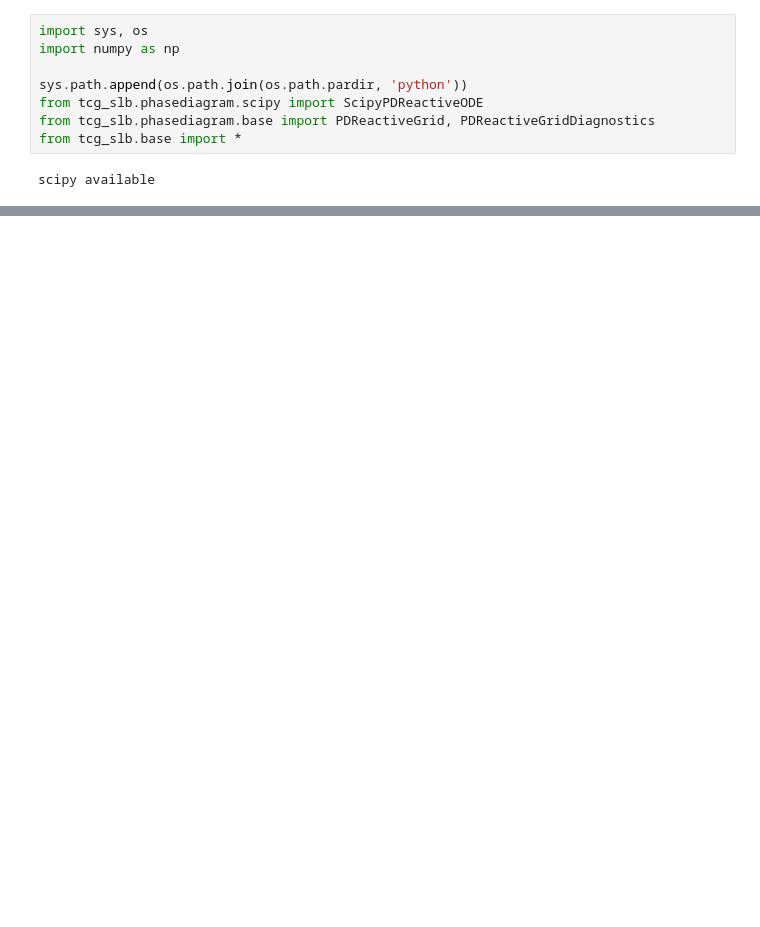
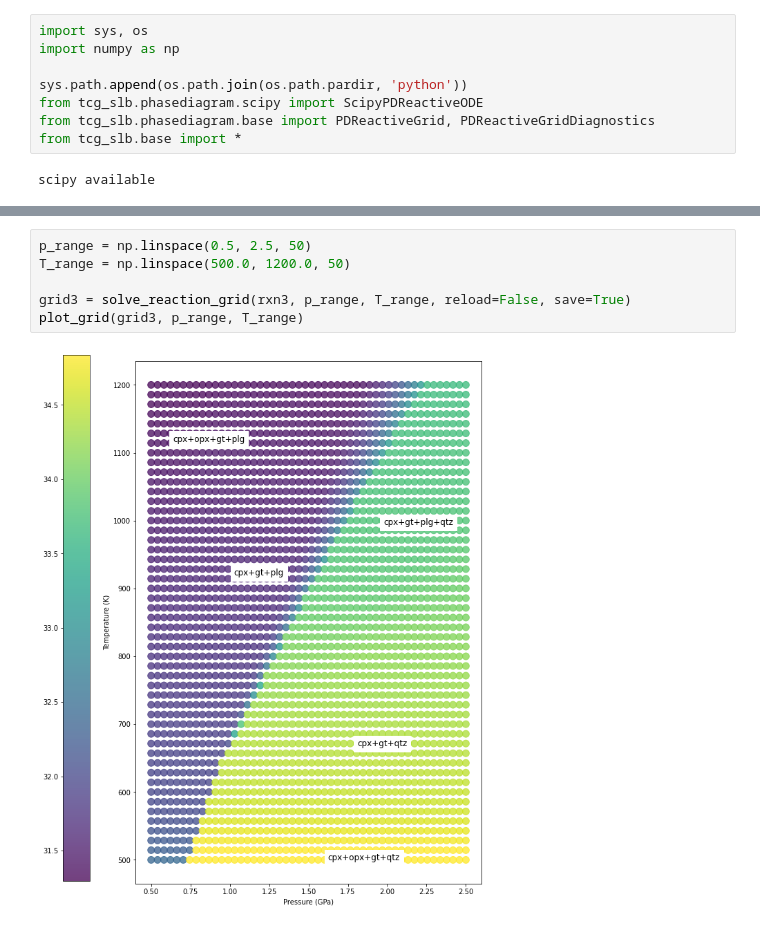
Before and after one commit to mitchellmcm27/tcg-ec, a Jupyter notebook: systems/ec/notebooks/ec_reactions.ipynb, the cells around one changed output, grey strips where cells are left out. Saved outputs shown, nothing was run; the diff lists cells and outputs as text; blank space fills up the shorter version.

```diff
--- a/systems/ec/notebooks/ec_reactions.ipynb
+++ b/systems/ec/notebooks/ec_reactions.ipynb
@@ -230,0 +266,8 @@ bdfdiag.plot_phases()
+# %%
+p_range = np.linspace(0.5, 2.5, 50)
+T_range = np.linspace(500.0, 1200.0, 50)
+
+grid3 = solve_reaction_grid(rxn3, p_range, T_range, reload=False, save=True)
+plot_grid(grid3, p_range, T_range)
+# %% [output]
+[figure, added]
```
Also changed, not shown: parts of 18 cells of this notebook, 4 other files.
